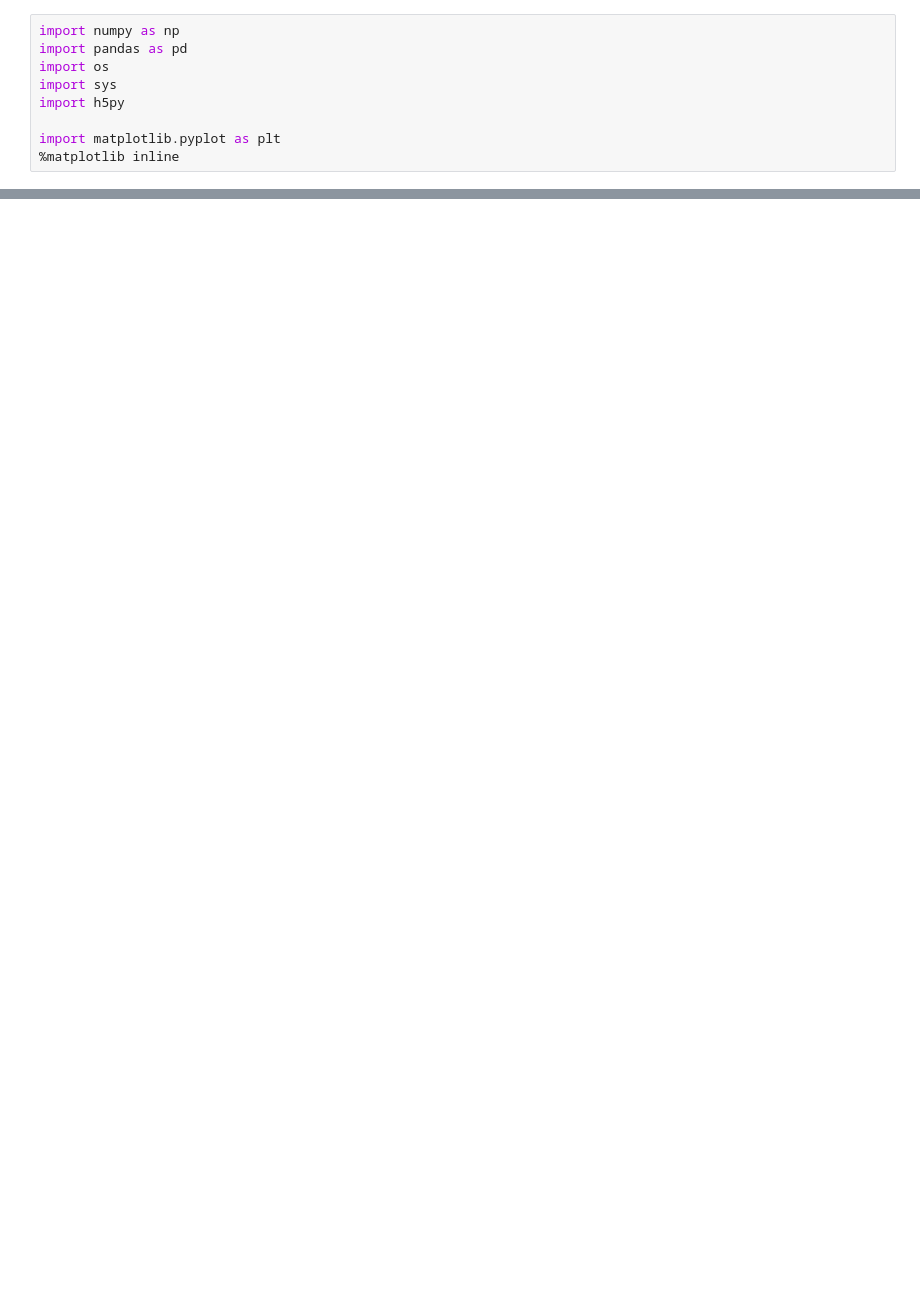
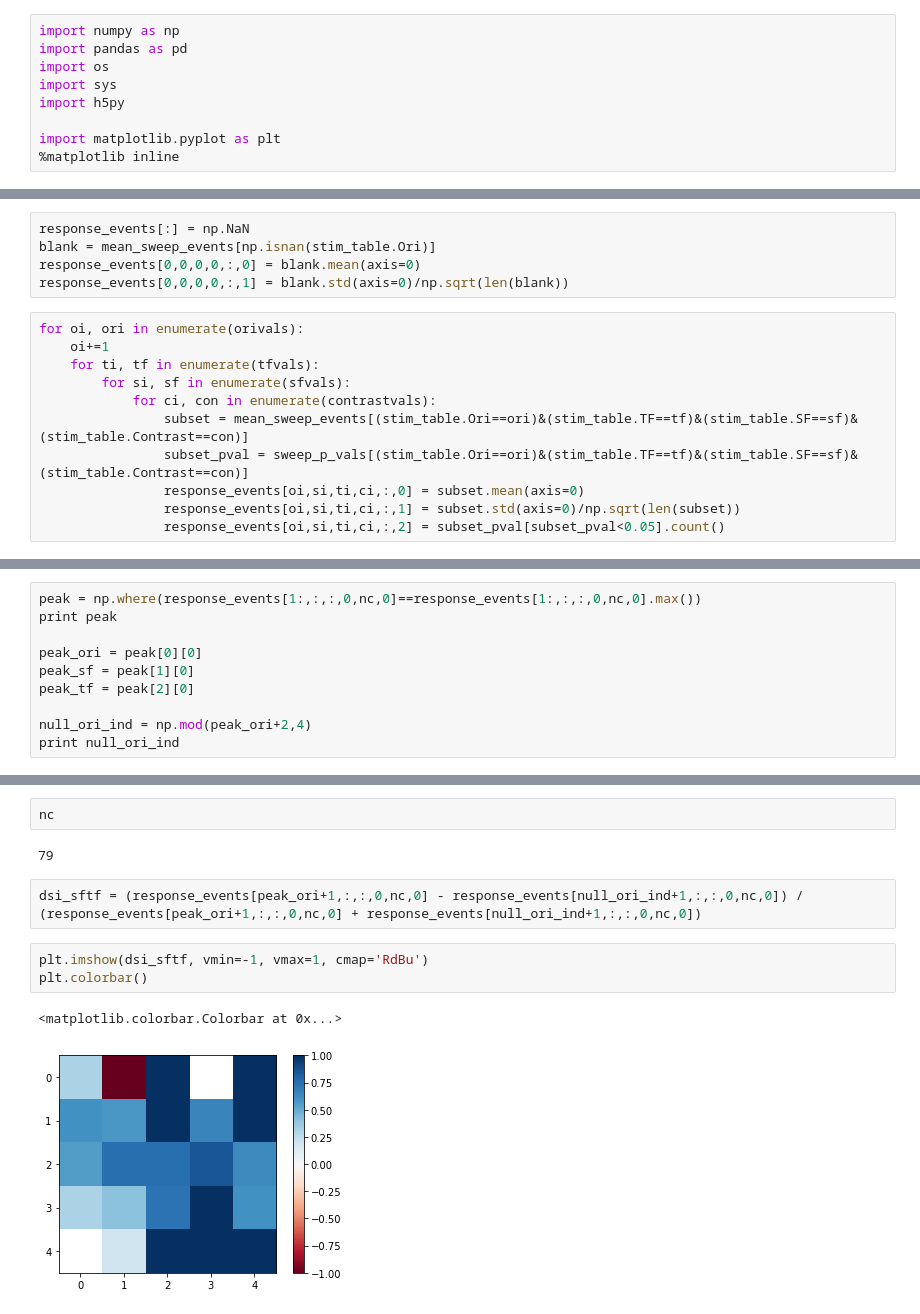
Before and after one commit to saskiad/direction_flipping, a Jupyter notebook: SFTF_code/SFTF DGTF.ipynb, the cells around one changed output, grey strips where cells are left out. Cells and saved outputs as stored; diff of their text form; blank space fills up the shorter version.

```diff
--- a/SFTF_code/SFTF DGTF.ipynb
+++ b/SFTF_code/SFTF DGTF.ipynb
@@ -13,0 +183,16 @@ ImportError: No module named sync
+# %%
+response_events[:] = np.NaN
+blank = mean_sweep_events[np.isnan(stim_table.Ori)]
+response_events[0,0,0,0,:,0] = blank.mean(axis=0)
+response_events[0,0,0,0,:,1] = blank.std(axis=0)/np.sqrt(len(blank))
+# %%
+for oi, ori in enumerate(orivals):
+    oi+=1
+    for ti, tf in enumerate(tfvals):
+        for si, sf in enumerate(sfvals):
+            for ci, con in enumerate(contrastvals):
+                subset = mean_sweep_events[(stim_table.Ori==ori)&(stim_table.TF==tf)&(stim_table.SF==sf)&(stim_table.Contrast==con)]
+                subset_pval = sweep_p_vals[(stim_table.Ori==ori)&(stim_table.TF==tf)&(stim_table.SF==sf)&(stim_table.Contrast==con)]
+                response_events[oi,si,ti,ci,:,0] = subset.mean(axis=0)
+                response_events[oi,si,ti,ci,:,1] = subset.std(axis=0)/np.sqrt(len(subset))
+                response_events[oi,si,ti,ci,:,2] = subset_pval[subset_pval<0.05].count()
@@ -13,0 +439,10 @@ ImportError: No module named sync
+# %%
+peak = np.where(response_events[1:,:,:,0,nc,0]==response_events[1:,:,:,0,nc,0].max())
+print peak
+
+peak_ori = peak[0][0]
+peak_sf = peak[1][0]
+peak_tf = peak[2][0]
+
+null_ori_ind = np.mod(peak_ori+2,4)
+print null_ori_ind
@@ -13,0 +462,12 @@ ImportError: No module named sync
+# %%
+nc
+# %% [output]
+79
+# %%
+dsi_sftf = (response_events[peak_ori+1,:,:,0,nc,0] - response_events[null_ori_ind+1,:,:,0,nc,0]) / (response_events[peak_ori+1,:,:,0,nc,0] + response_events[null_ori_ind+1,:,:,0,nc,0])
+# %%
+plt.imshow(dsi_sftf, vmin=-1, vmax=1, cmap='RdBu')
+plt.colorbar()
+# %% [output]
+<matplotlib.colorbar.Colorbar at 0x...>
+[figure, added]
```
Also changed, not shown: parts of 66 cells of this notebook, 2 other files.
